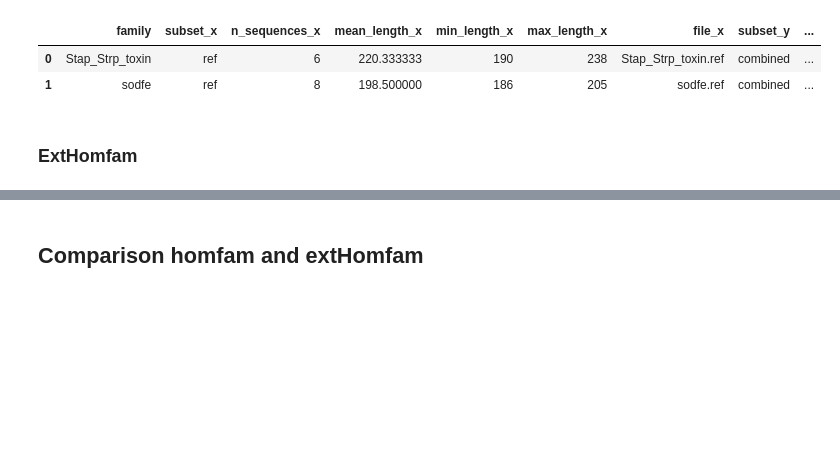
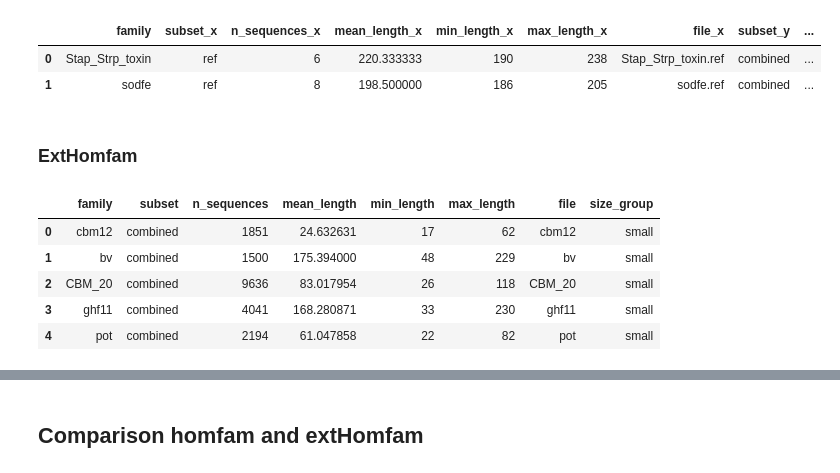
Before and after one commit to luisas/nf_structural_regression, a Jupyter notebook: notebook/00_HomFam.ipynb, the cells around one changed output, grey strips where cells are left out. Cells and saved outputs as stored; diff of their text form; code cells hidden in the pictures; blank space fills up the shorter version.

```diff
--- a/notebook/00_HomFam.ipynb
+++ b/notebook/00_HomFam.ipynb
@@ -14,8 +14,13 @@ homfam_path_combined = "/home/luisasantus/Desktop/crg_cluster/data/structural_re
 homfam_path_ref = "/home/luisasantus/Desktop/crg_cluster/data/structural_regression/homfam/refs"
 
 
-exthomfam_path_combined = "/home/luisasantus/Desktop/crg_cluster/data/structural_regression/extHomfam/v35-full"
-exthomfam_path_ref = "/home/luisasantus/Desktop/crg_cluster/data/structural_regression/extHomfam/v35-full/ref"
+exthomfam_path_combined_v35uniprot = "/home/luisasantus/Desktop/crg_cluster/data/structural_regression/extHomfam/v35-uniprot/"
+exthomfam_path_ref_v35uniprot = "/home/luisasantus/Desktop/crg_cluster/data/structural_regression/extHomfam/v35-uniprot/ref"
+
+
+exthomfam_path_combined_v33ncbi = "/home/luisasantus/Desktop/crg_cluster/data/structural_regression/extHomfam/v33.1-ncbi/"
+exthomfam_path_ref_v33ncbi = "/home/luisasantus/Desktop/crg_cluster/data/structural_regression/extHomfam/v33.1-ncbi/ref"
+
 
 outdir = "../../../data/structural_regression/plots/01_homfam/"
 # %% [markdown]
@@ -77,14 +82,27 @@ summary_homfam_merged.head(2)
 # %% [markdown]
 ### ExtHomfam
 # %%
-summary_exthomfam_small = get_summary_df(os.path.join(exthomfam_path_combined, "small"), "combined")
-summary_exthomfam_medium = get_summary_df(os.path.join(exthomfam_path_combined, "medium"), "combined")
-summary_exthomfam_large = get_summary_df(os.path.join(exthomfam_path_combined, "large"), "combined")
-summary_exthomfam_xlarge = get_summary_df(os.path.join(exthomfam_path_combined, "xlarge"), "combined")
-summary_exthomfam_huge = get_summary_df(os.path.join(exthomfam_path_combined, "huge"), "combined")
+def get_extHomfam(exthomfam_path_combined):
+    summary_exthomfam_small = get_summary_df(os.path.join(exthomfam_path_combined, "small"), "combined")
+    summary_exthomfam_medium = get_summary_df(os.path.join(exthomfam_path_combined, "medium"), "combined")
+    summary_exthomfam_large = get_summary_df(os.path.join(exthomfam_path_combined, "large"), "combined")
+    summary_exthomfam_xlarge = get_summary_df(os.path.join(exthomfam_path_combined, "xlarge"), "combined")
+    summary_exthomfam_huge = get_summary_df(os.path.join(exthomfam_path_combined, "huge"), "combined")
+    summary_exthomfam_small["size_group"] = "small"
+    summary_exthomfam_medium["size_group"] = "medium"
+    summary_exthomfam_large["size_group"] = "large"
+    summary_exthomfam_xlarge["size_group"] = "xlarge"
+    summary_exthomfam_huge["size_group"] = "huge"
+    summary_exthomfam_combined = pd.concat([summary_exthomfam_small, summary_exthomfam_medium, summary_exthomfam_large, summary_exthomfam_xlarge, summary_exthomfam_huge])
+    return(summary_exthomfam_combined)
+
+def get_extHomfam_merged(summary_exthomfam_combined, exthomfam_path_ref):
+    summary_exthomfam_ref = get_summary_df(exthomfam_path_ref, "ref")
+    summary_exthomfam_combined = summary_exthomfam_combined.sort_values("n_sequences", ascending=False)
+    summary_exthomfam_merged = summary_exthomfam_ref.merge(summary_exthomfam_combined,on='family')
+    summary_exthomfam_merged["perc_ref_total"] = (summary_exthomfam_merged.n_sequences_x * 100)/(summary_exthomfam_merged.n_sequences_y)
+    return(summary_exthomfam_merged)
 # %%
-summary_exthomfam_small["size_group"] = "small"
-summary_exthomfam_medium["size_group"] = "medium"
-summary_exthomfam_large["size_group"] = "large"
-summary_exthomfam_xlarge["size_group"] = "xlarge"
-summary_exthomfam_huge["size_group"] = "huge"
+# Load v35-uniprot
+summary_exthomfam_combined_v35uniprot = get_extHomfam(exthomfam_path_combined_v35uniprot)
+summary_exthomfam_merged_v35uniprot = get_extHomfam_merged(summary_exthomfam_combined_v35uniprot, exthomfam_path_ref_v35uniprot)
@@ -96 +109,10 @@ summary_exthomfam_combined = summary_exthomfam_combined.sort_values("n_sequences
+# %%
+summary_exthomfam_combined_v35uniprot.head()
+# %% [output]
+|  | family | subset | n_sequences | mean_length | min_length | max_length | file | size_group |
+| 0 | cbm12 | combined | 1851 | 24.632631 | 17 | 62 | cbm12 | small |
+| 1 | bv | combined | 1500 | 175.394000 | 48 | 229 | bv | small |
+| 2 | CBM_20 | combined | 9636 | 83.017954 | 26 | 118 | CBM_20 | small |
+| 3 | ghf11 | combined | 4041 | 168.280871 | 33 | 230 | ghf11 | small |
+| 4 | pot | combined | 2194 | 61.047858 | 22 | 82 | pot | small |
 # %%
```
Also changed, not shown: parts of 21 cells of this notebook, 18 other files.
